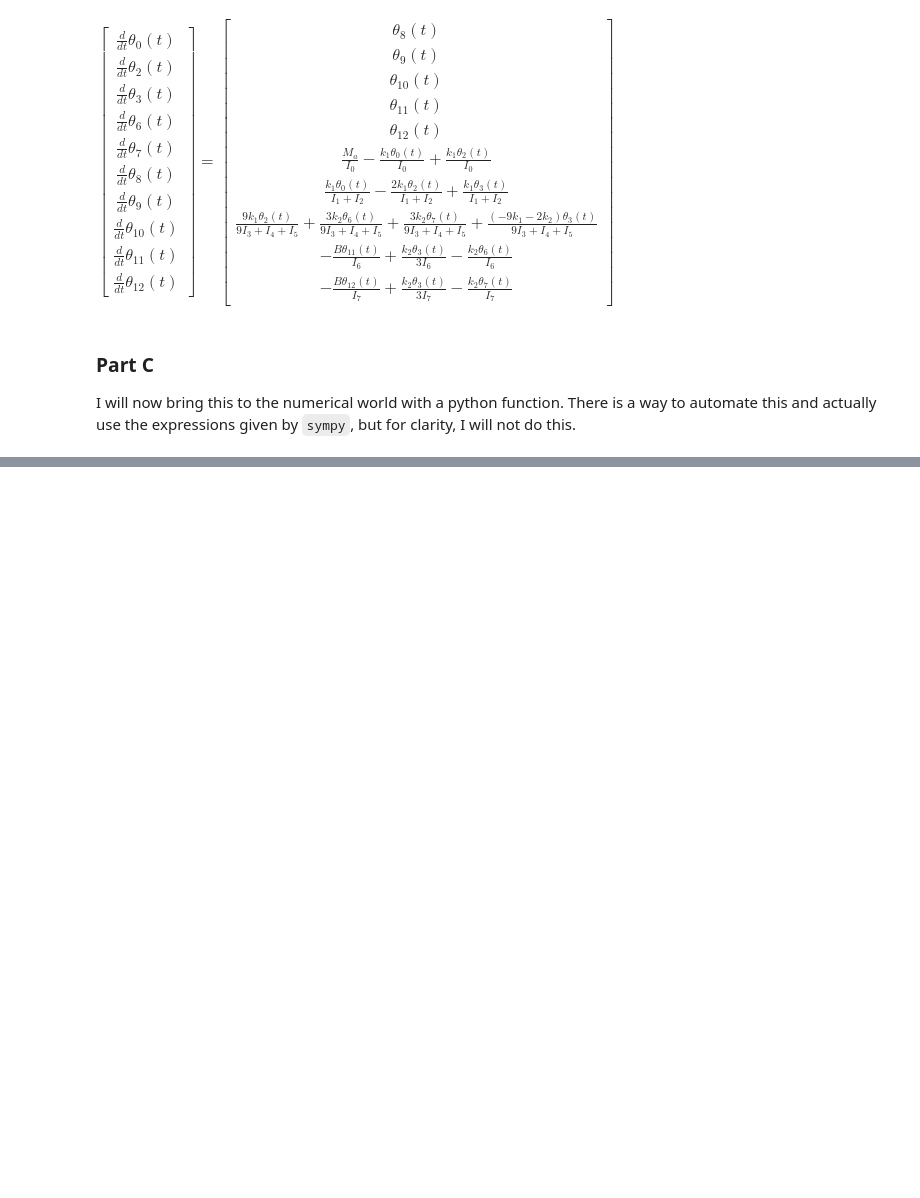
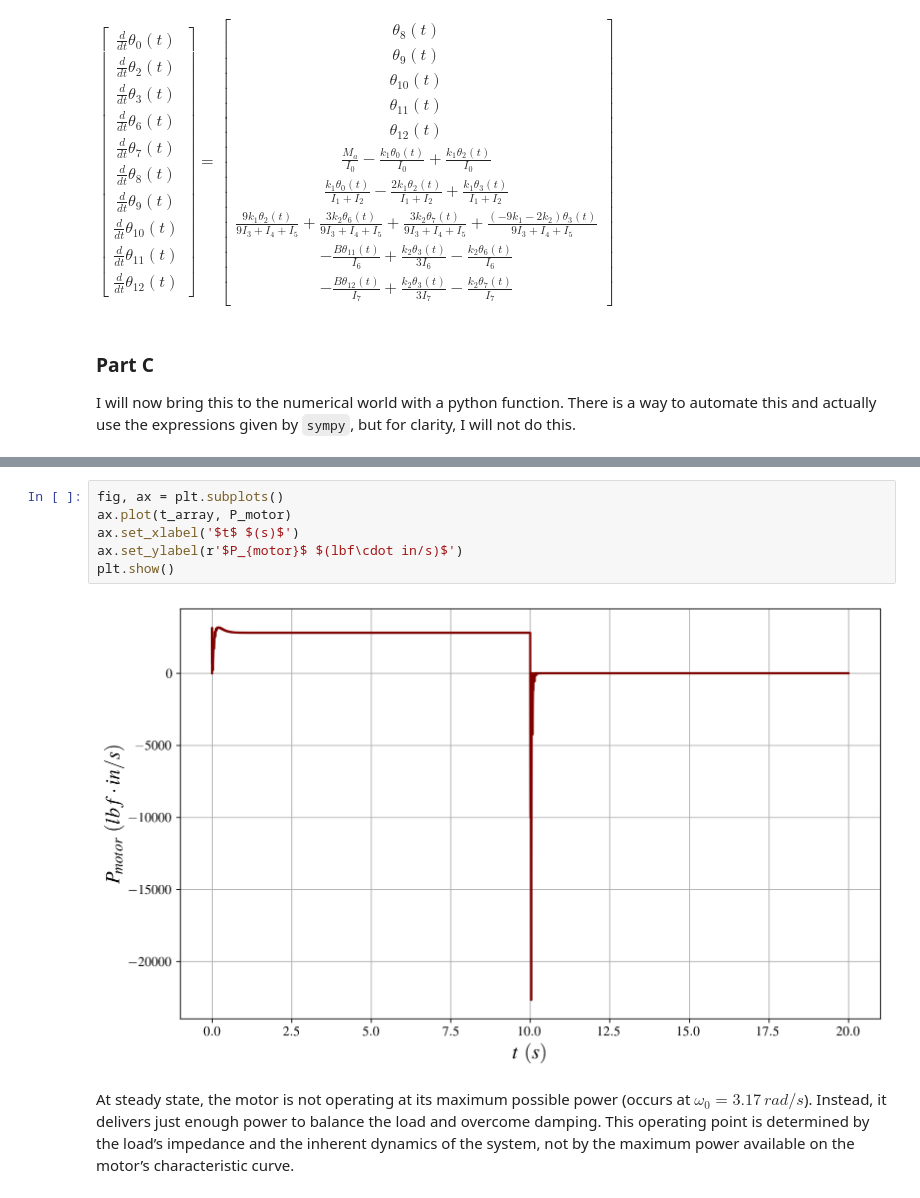
Before and after one commit to gabemorris12/dynamical_systems, a Jupyter notebook: Homework 2/Dynamical Systems Homework 2.ipynb, the cells around one changed output, grey strips where cells are left out. Drawn from its saved outputs; the diff is of its cells as text; blank space fills up the shorter version.

```diff
--- a/Homework 2/Dynamical Systems Homework 2.ipynb
+++ b/Homework 2/Dynamical Systems Homework 2.ipynb
@@ -458,0 +509,10 @@ At steady state, the motor is not operating at its maximum possible power (occur
+# %%
+fig, ax = plt.subplots()
+ax.plot(t_array, P_motor)
+ax.set_xlabel('$t$ $(s)$')
+ax.set_ylabel(r'$P_{motor}$ $(lbf\cdot in/s)$')
+plt.show()
+# %% [output]
+[figure, added]
+# %% [markdown]
+At steady state, the motor is not operating at its maximum possible power (occurs at $\omega_0=3.17\,rad/s$). Instead, it delivers just enough power to balance the load and overcome damping. This operating point is determined by the load’s impedance and the inherent dynamics of the system, not by the maximum power available on the motor’s characteristic curve.
```
Also changed, not shown: parts of 5 cells of this notebook, 4 other files.
